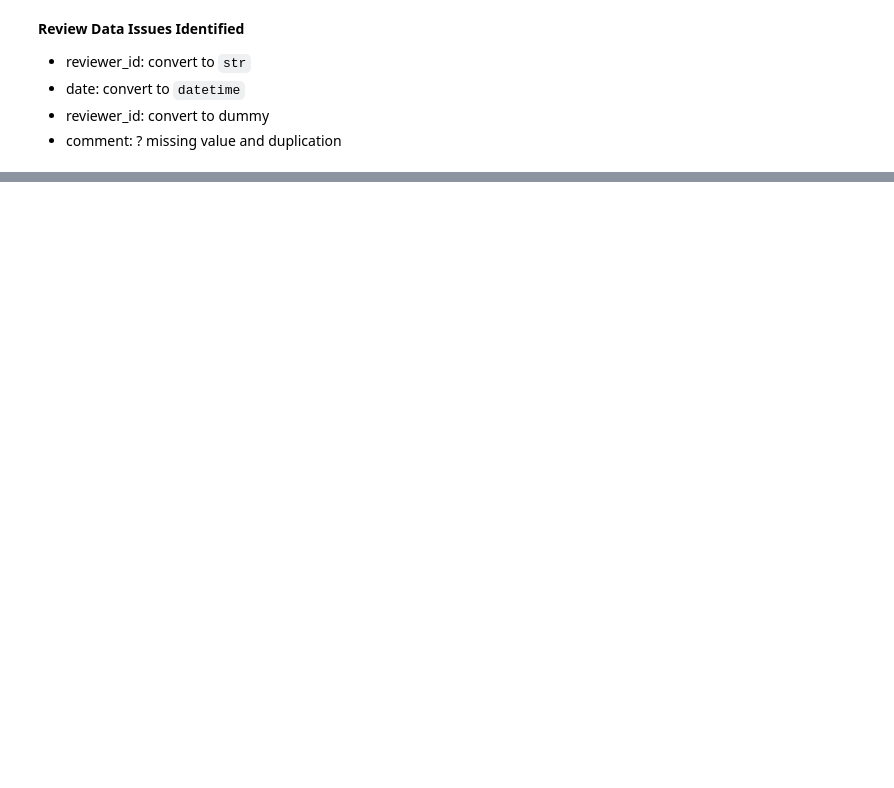
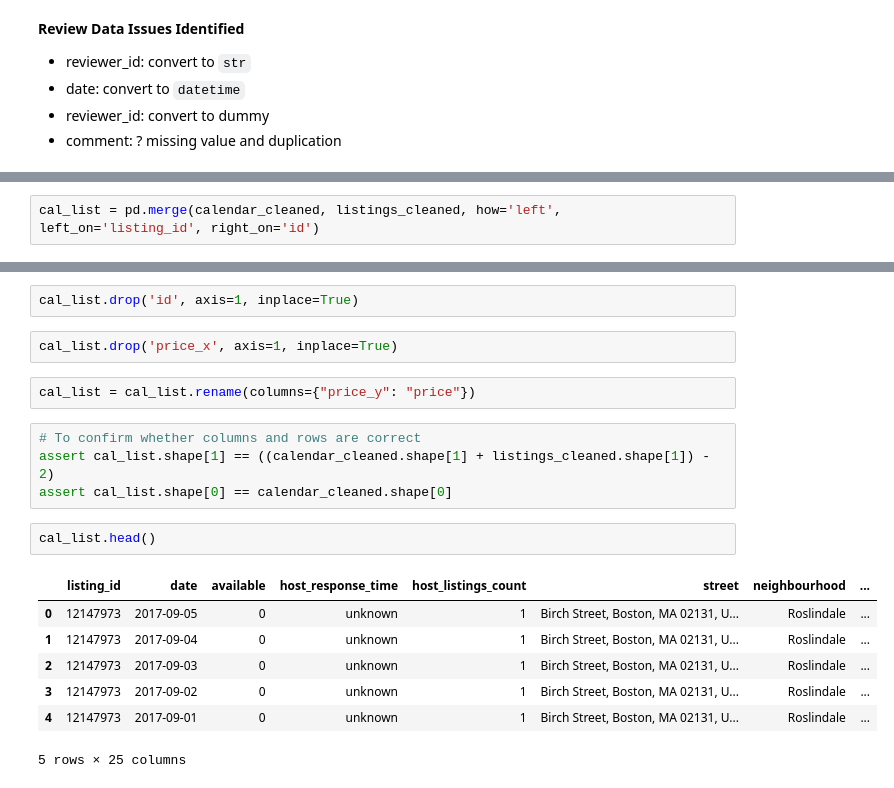
Before and after one commit to MehzHats/Boston-Data-Analysis, a Jupyter notebook: Boston Airbnb EDA.ipynb, the cells around one changed output, grey strips where cells are left out. Saved outputs shown, nothing was run; the diff lists cells and outputs as text; blank space fills up the shorter version.

```diff
--- a/Boston Airbnb EDA.ipynb
+++ b/Boston Airbnb EDA.ipynb
@@ -387,0 +683,2 @@ Name: comments, dtype: int64
+# %%
+cal_list = pd.merge(calendar_cleaned, listings_cleaned, how='left', left_on='listing_id', right_on='id')
@@ -387,0 +712,20 @@ Name: comments, dtype: int64
+# %%
+cal_list.drop('id', axis=1, inplace=True)
+# %%
+cal_list.drop('price_x', axis=1, inplace=True)
+# %%
+cal_list = cal_list.rename(columns={"price_y": "price"})
+# %%
+# To confirm whether columns and rows are correct
+assert cal_list.shape[1] == ((calendar_cleaned.shape[1] + listings_cleaned.shape[1]) - 2)
+assert cal_list.shape[0] == calendar_cleaned.shape[0]
+# %%
+cal_list.head()
+# %% [output]
+|  | listing_id | date | available | host_response_time | host_listings_count | street | neighbourhood | ... |
+| 0 | 12147973 | 2017-09-05 | 0 | unknown | 1 | Birch Street, Boston, MA 02131, U... | Roslindale | ... |
+| 1 | 12147973 | 2017-09-04 | 0 | unknown | 1 | Birch Street, Boston, MA 02131, U... | Roslindale | ... |
+| 2 | 12147973 | 2017-09-03 | 0 | unknown | 1 | Birch Street, Boston, MA 02131, U... | Roslindale | ... |
+| 3 | 12147973 | 2017-09-02 | 0 | unknown | 1 | Birch Street, Boston, MA 02131, U... | Roslindale | ... |
+| 4 | 12147973 | 2017-09-01 | 0 | unknown | 1 | Birch Street, Boston, MA 02131, U... | Roslindale | ... |
+5 rows × 25 columns
```
Also changed, not shown: parts of 170 cells of this notebook.
